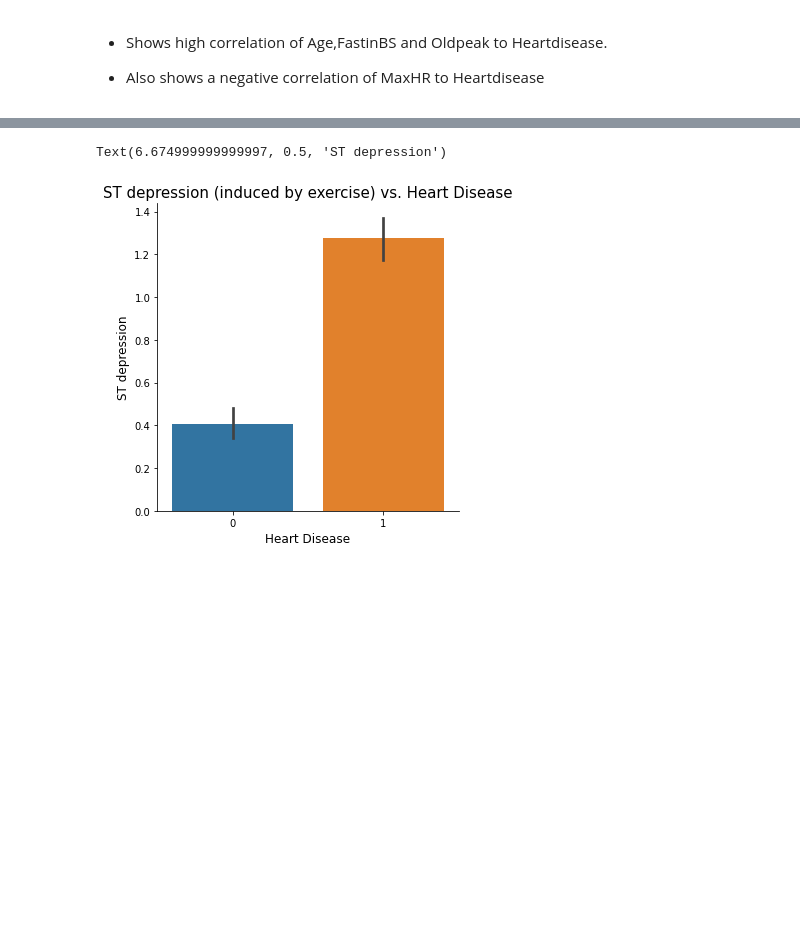
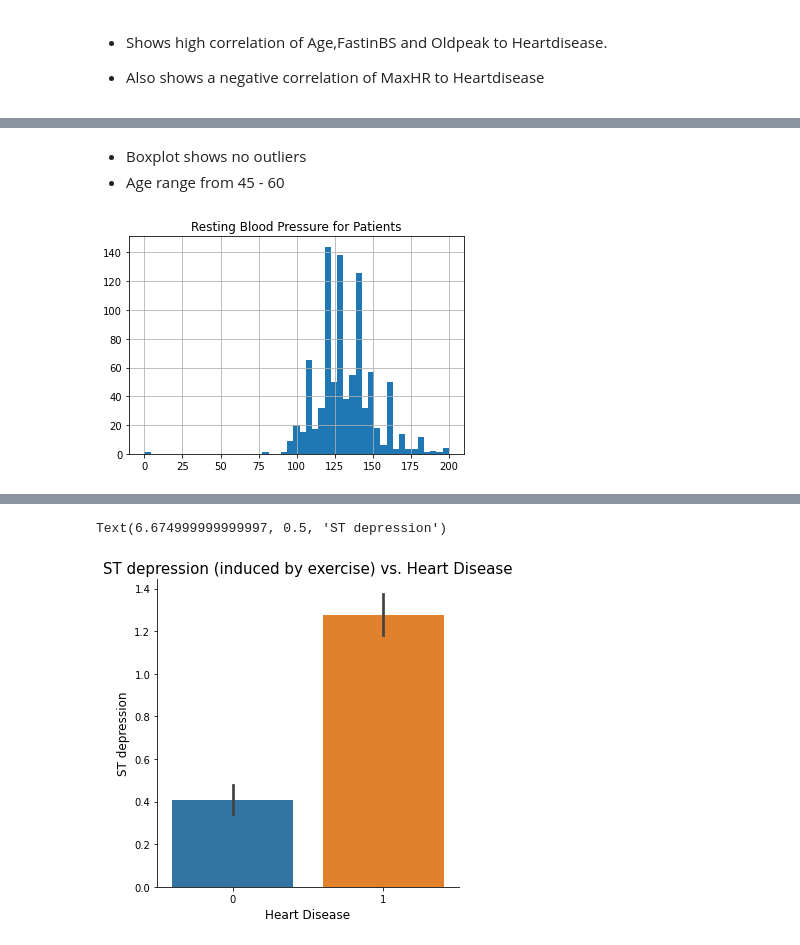
Before and after one commit to HarmonyKM/Data-Vizualization, a Jupyter notebook: Project_2_Part_2.ipynb, the cells around one changed output, grey strips where cells are left out. Saved outputs shown, nothing was run; the diff lists cells and outputs as text; code cells hidden in the pictures; blank space fills up the shorter version.

```diff
--- a/Project_2_Part_2.ipynb
+++ b/Project_2_Part_2.ipynb
@@ -325,0 +320,9 @@ sns.heatmap(df_heart.corr(), annot= True, ax=ax)
+# %% [markdown]
+- Boxplot shows no outliers
+- Age range from 45 - 60
+# %%
+df_heart['RestingBP'].hist(bins='auto')
+plt.title('Resting Blood Pressure for Patients')
+plt.show()
+# %% [output]
+[figure, added]
```
Also changed, not shown: parts of 24 cells of this notebook.
